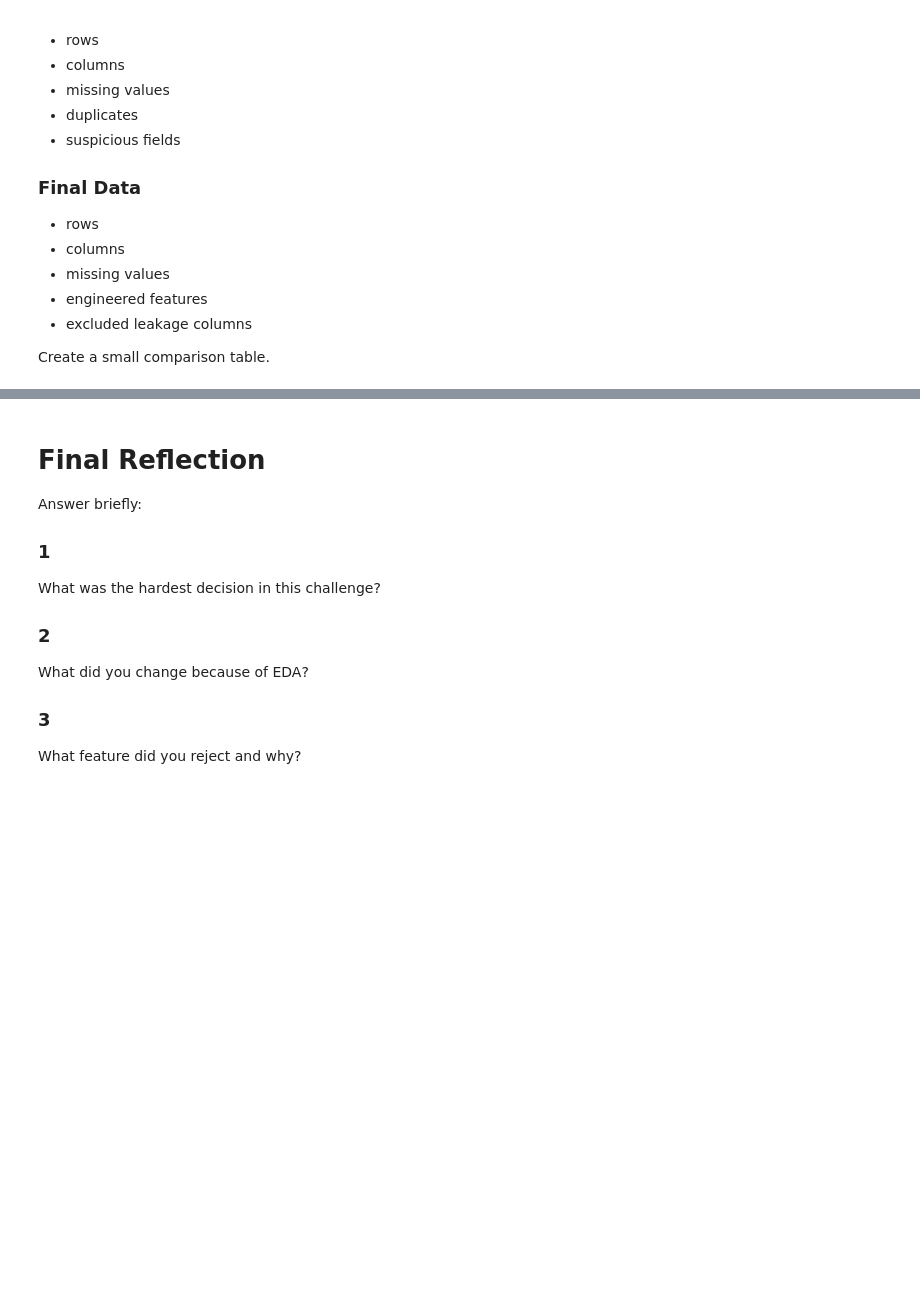
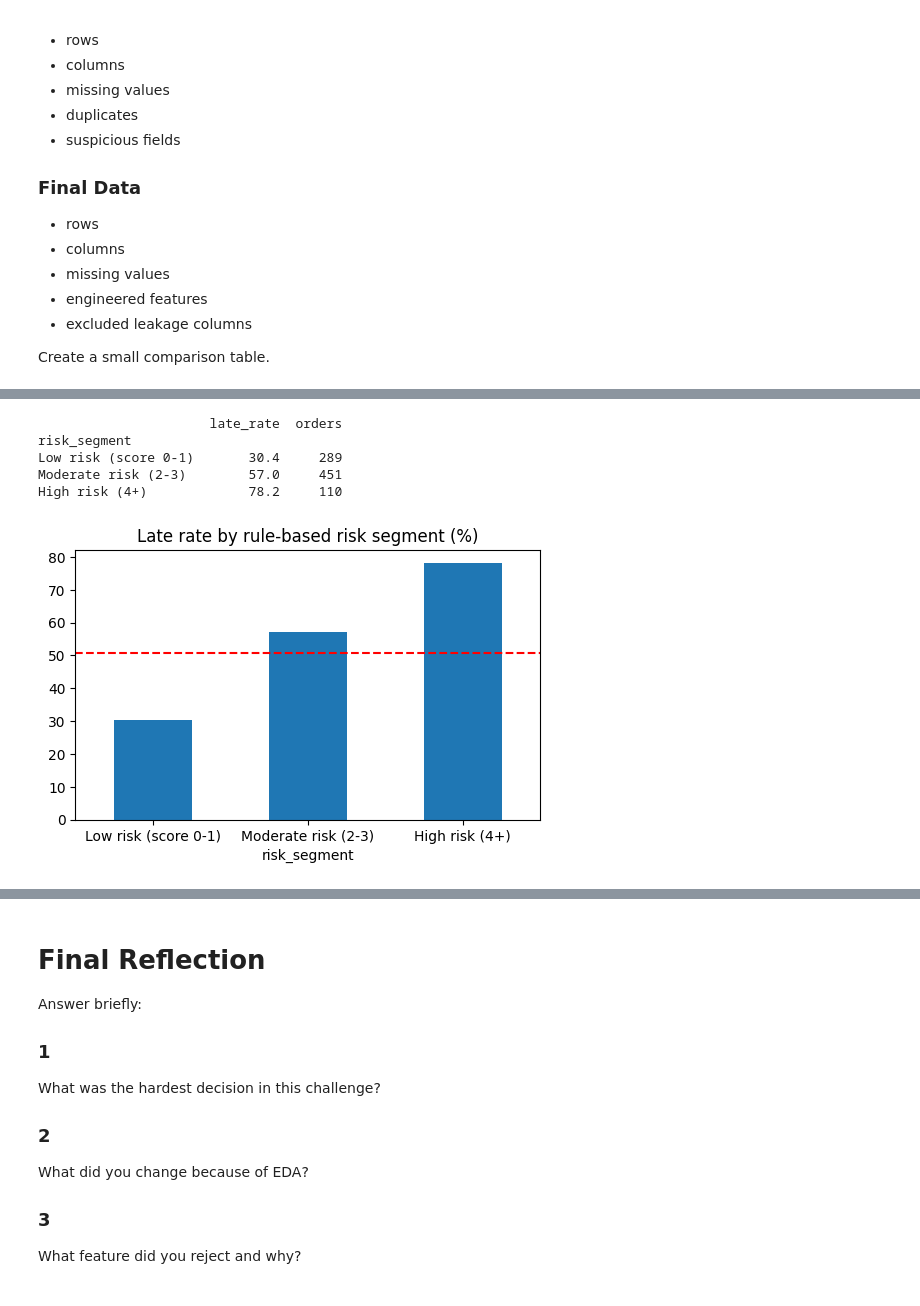
Before and after one commit to Reemahru/FoodDeliveryOperations, a Jupyter notebook: Food_Delivery_Data_Challenge_Student_ADVANCED_(1).ipynb, the cells around one changed output, grey strips where cells are left out. Drawn from its saved outputs; the diff is of its cells as text; code cells hidden in the pictures; blank space fills up the shorter version.

```diff
--- a/Food_Delivery_Data_Challenge_Student_ADVANCED_(1).ipynb
+++ b/Food_Delivery_Data_Challenge_Student_ADVANCED_(1).ipynb
@@ -1547,0 +1655,19 @@ raw_cols_to_drop = [
+# %%
+# TODO 7.2 — Create final_df
+
+base_num = ["order_hour", "distance_km", "order_value_sar", "item_count", "estimated_delivery_min", "courier_experience_months"]
+imputer_medians = clean_df[base_num].median()          # NOTE: in a real pipeline, fit on the TRAIN split only
+print("Medians used for imputation:\n", imputer_medians.round(2).to_dict())
+
+imputed = clean_df.copy()
+imputed[base_num] = imputed[base_num].fillna(imputer_medians)
+imputed["order_hour"] = imputed["order_hour"].round().astype(int)
+
+final_df = add_features(imputed)
+final_df["order_hour_was_invalid"] = clean_df["order_hour"].isna().astype(int)
+final_df = final_df.drop(columns=identifier_cols + leakage_cols + raw_cols_to_drop)
+
+# Put the target last
+final_df = final_df[[c for c in final_df.columns if c != target] + [target]]
+final_df.to_csv("final_model_ready_dataset.csv", index=False)
+final_df.head()
@@ -1606,0 +1781,24 @@ Include:
+# %%
+# Bonus C
+f = final_df.copy()
+score = (
+    (f["traffic_ord"] == 3).astype(int) * 2 + (f["traffic_ord"] == 2).astype(int) * 1 +
+    (f["weather_risk"] == 2).astype(int) * 2 + (f["weather_risk"] == 1).astype(int) * 1 +
+    (f["distance_km"] > 8).astype(int) * 1 +
+    (f["vehicle_type"] != "Motorbike").astype(int) * 1 +
+    (f["courier_experience_months"] <= 3).astype(int) * 1
+)
+f["risk_score"] = score
+f["risk_segment"] = pd.cut(score, [-1, 1, 3, 10], labels=["Low risk (score 0-1)", "Moderate risk (2-3)", "High risk (4+)"])
+seg = f.groupby("risk_segment", observed=True)[target].agg(late_rate="mean", orders="size")
+seg["late_rate"] = (seg["late_rate"] * 100).round(1)
+print(seg)
+ax = seg["late_rate"].plot(kind="bar", figsize=(6, 3.5), title="Late rate by rule-based risk segment (%)"); ax.set_xticklabels(seg.index, rotation=0)
+ax.axhline(f[target].mean() * 100, color="red", ls="--"); plt.show()
+# %% [output]
+                      late_rate  orders
+risk_segment
+Low risk (score 0-1)       30.4     289
+Moderate risk (2-3)        57.0     451
+High risk (4+)             78.2     110
+[figure, added]
```
Also changed, not shown: parts of 18 cells of this notebook.
